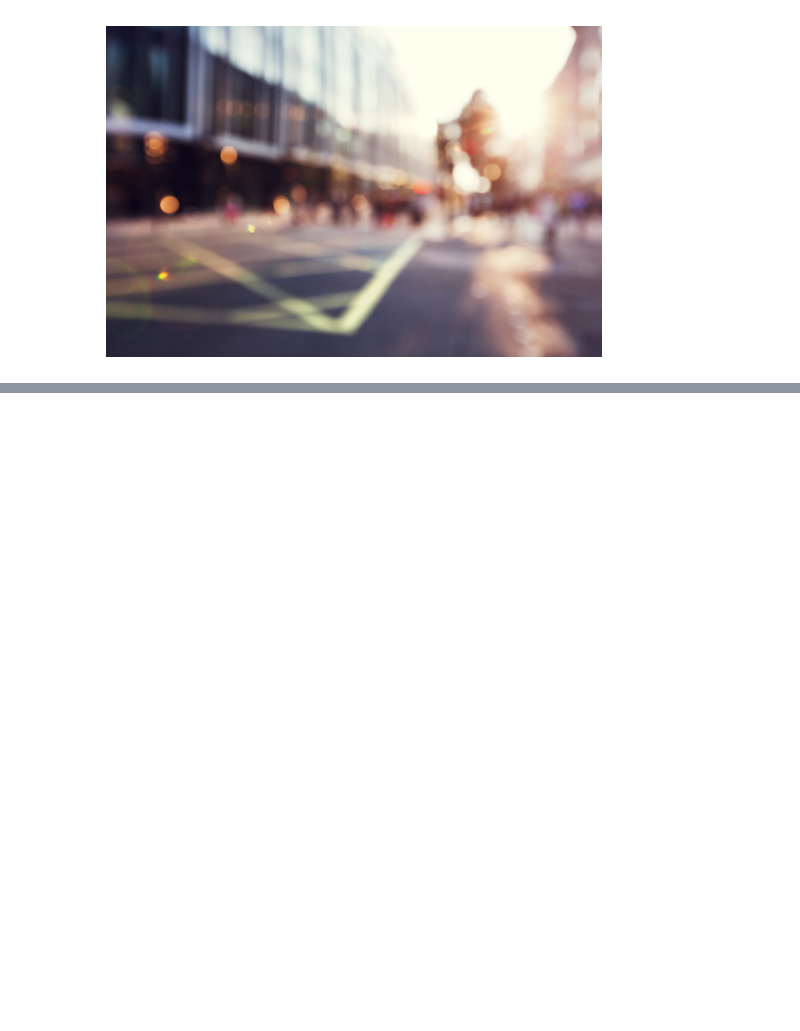
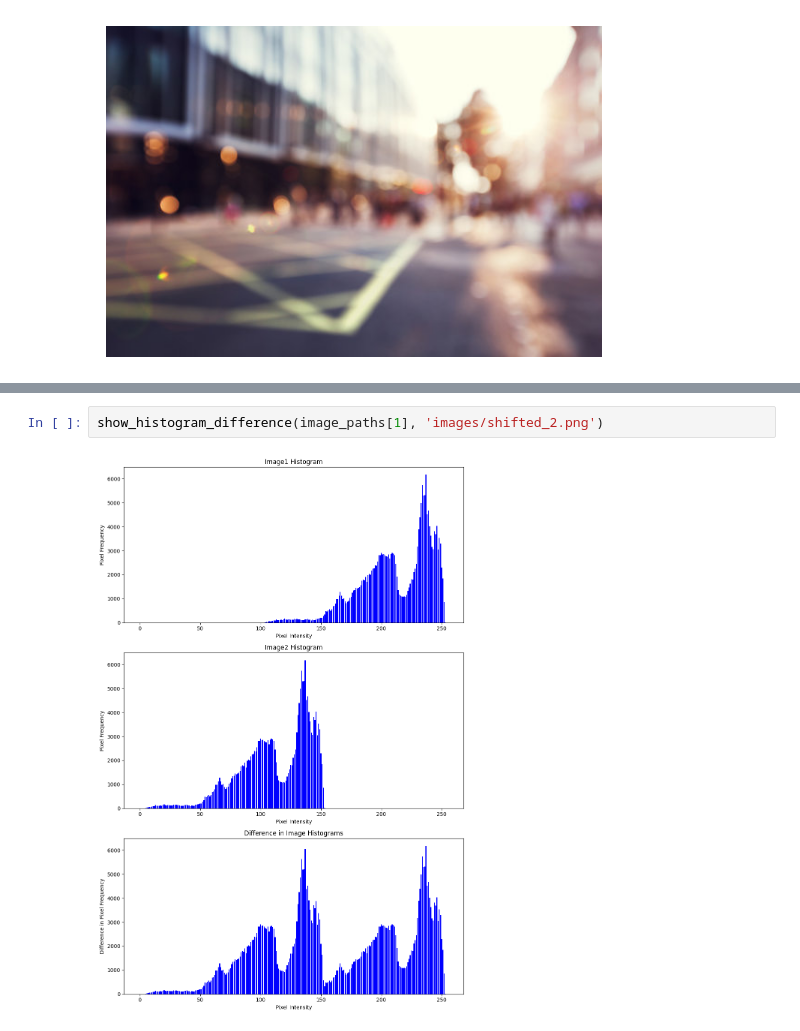
Before and after one commit to Parsleyka/computer-vision-labs, a Jupyter notebook: lab1/lab1.ipynb, the cells around one changed output, grey strips where cells are left out. Saved outputs shown, nothing was run; the diff lists cells and outputs as text; blank space fills up the shorter version.

```diff
--- a/lab1/lab1.ipynb
+++ b/lab1/lab1.ipynb
@@ -85,0 +115,4 @@ show_histogram_difference(image_paths[0], 'images/shifted_1.png')
+# %%
+show_histogram_difference(image_paths[1], 'images/shifted_2.png')
+# %% [output]
+[figure, added]
```
Also changed, not shown: parts of 11 cells of this notebook, 2 other files.
